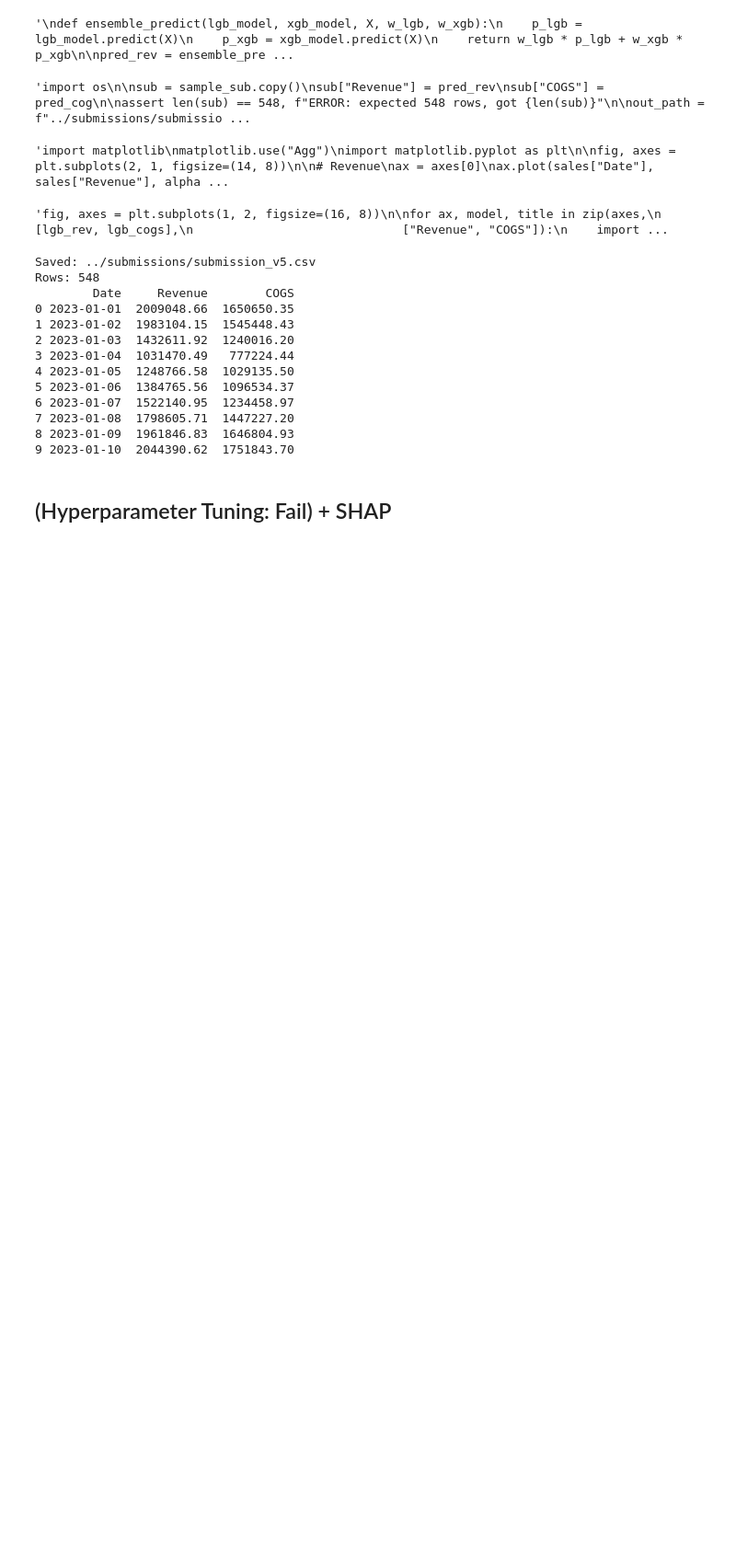
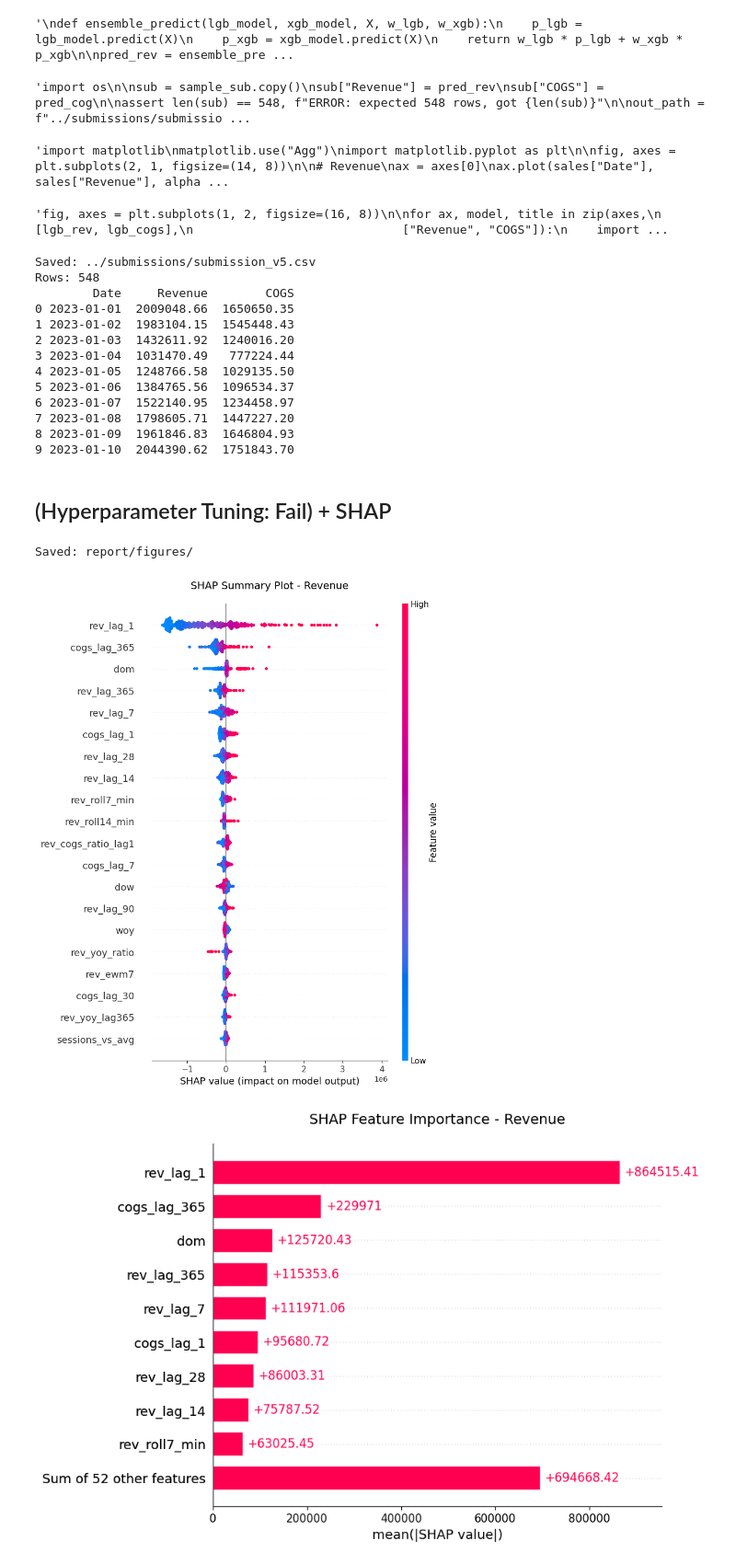
Before and after one commit to Jade2612/DATATHON, a Jupyter notebook: notebooks/03_sales_forecasting_v4.ipynb, the cells around one changed output. Shown at 92% size. Saved outputs shown, nothing was run; the diff lists cells and outputs as text; code cells hidden in the pictures; blank space fills up the shorter version.

Commit message:
DATATHON-35 plot SHAP

```diff
--- a/notebooks/03_sales_forecasting_v4.ipynb
+++ b/notebooks/03_sales_forecasting_v4.ipynb
@@ -578,3 +578,30 @@ Rows: 548
 9 2023-01-10  2044390.62  1751843.70
 # %% [markdown]
 ## (Hyperparameter Tuning: Fail) + SHAP
+# %%
+import shap
+import matplotlib.pyplot as plt
+
+model_to_explain = lgb_rev
+
+df_clean = df_feat.dropna(subset=feature_cols + ["Revenue"])
+X_shap = df_clean[feature_cols].tail(365)
+
+explainer = shap.TreeExplainer(model_to_explain)
+shap_values = explainer.shap_values(X_shap)
+
+plt.figure(figsize=(10, 8))
+shap.summary_plot(shap_values, X_shap, show=False)
+plt.title("SHAP Summary Plot - Revenue", fontsize=14, pad=20)
+plt.savefig("../report/figures/shap_summary.png", dpi=150, bbox_inches="tight")
+
+plt.figure(figsize=(10, 8))
+shap.plots.bar(explainer(X_shap), show=False)
+plt.title("SHAP Feature Importance - Revenue", fontsize=14, pad=20)
+plt.savefig("../report/figures/feature_importance.png", dpi=150, bbox_inches="tight")
+
+print("Saved: report/figures/")
+# %% [output]
+Saved: report/figures/
+[figure, added]
+[figure, added]
```
Also changed, not shown: 2 other files.
